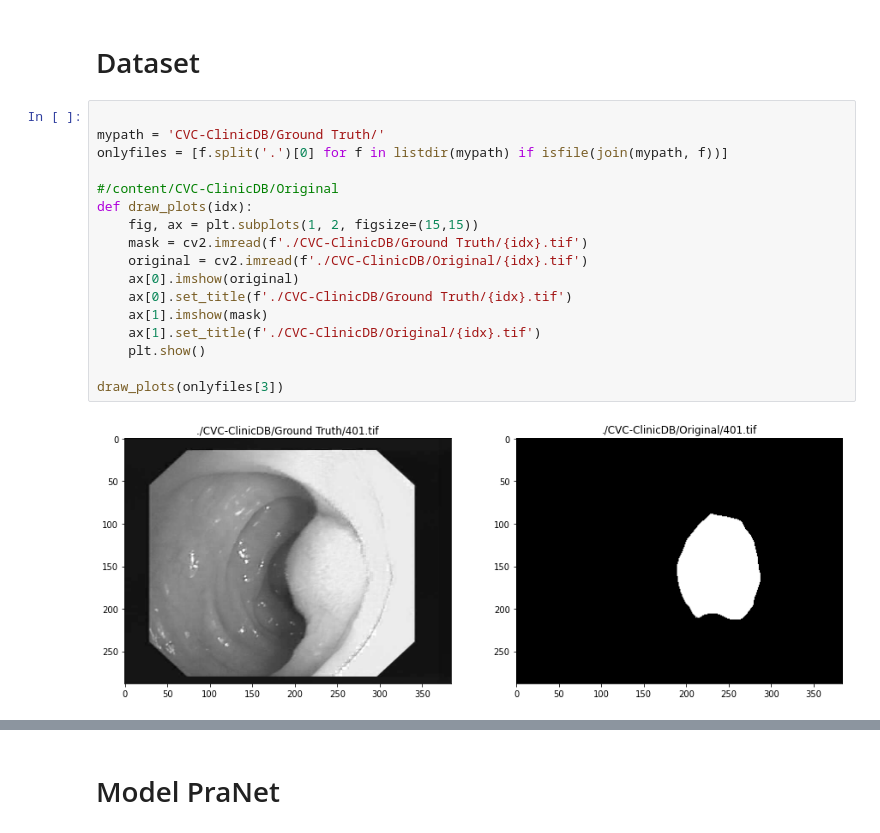
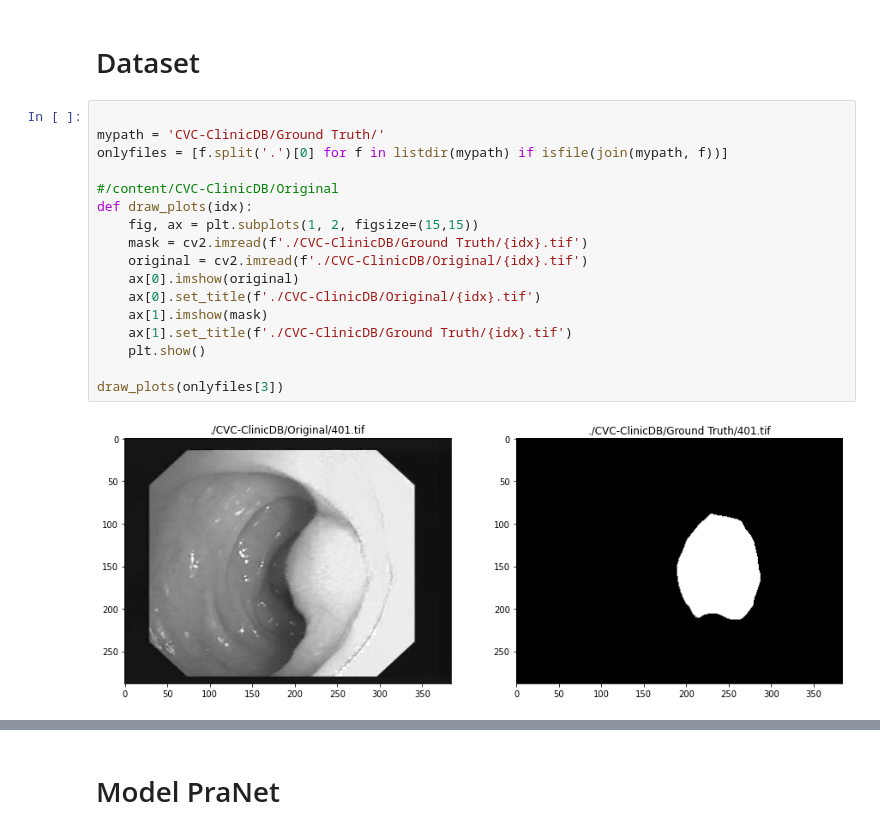
Before and after one commit to mdmukhortov/PraNet-CVC-ClinicDB, a Jupyter notebook: PraNet.ipynb, the cells around one changed output, grey strips where cells are left out. Drawn from its saved outputs; the diff is of its cells as text.

```diff
--- a/PraNet.ipynb
+++ b/PraNet.ipynb
@@ -253,22 +253,22 @@ torch.Size([1, 1000])
 # %%
 
 mypath = 'CVC-ClinicDB/Ground Truth/'
 onlyfiles = [f.split('.')[0] for f in listdir(mypath) if isfile(join(mypath, f))]
 
 #/content/CVC-ClinicDB/Original
 def draw_plots(idx):
     fig, ax = plt.subplots(1, 2, figsize=(15,15))
     mask = cv2.imread(f'./CVC-ClinicDB/Ground Truth/{idx}.tif')
     original = cv2.imread(f'./CVC-ClinicDB/Original/{idx}.tif')
     ax[0].imshow(original)
-    ax[0].set_title(f'./CVC-ClinicDB/Ground Truth/{idx}.tif')
+    ax[0].set_title(f'./CVC-ClinicDB/Original/{idx}.tif')
     ax[1].imshow(mask)
-    ax[1].set_title(f'./CVC-ClinicDB/Original/{idx}.tif')
+    ax[1].set_title(f'./CVC-ClinicDB/Ground Truth/{idx}.tif')
     plt.show()
 
 draw_plots(onlyfiles[3])
 # %% [output]
-[figure, old version]
+[figure, new version]
 # %%
 image_size = (352, 352)
 mean = [0.485, 0.456, 0.406]
```
Also changed, not shown: parts of 2 cells of this notebook.
